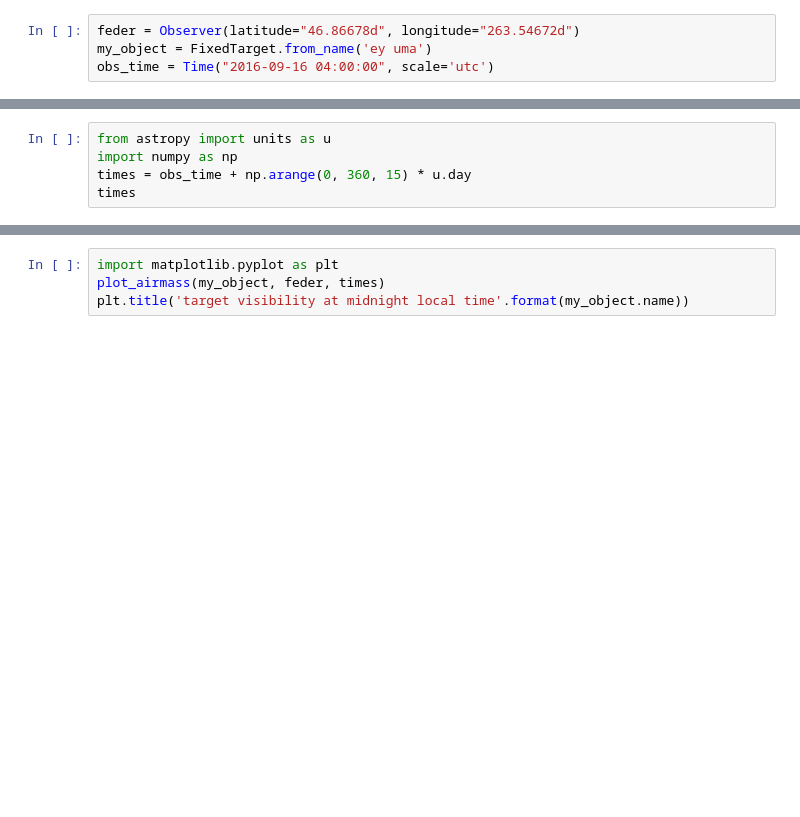
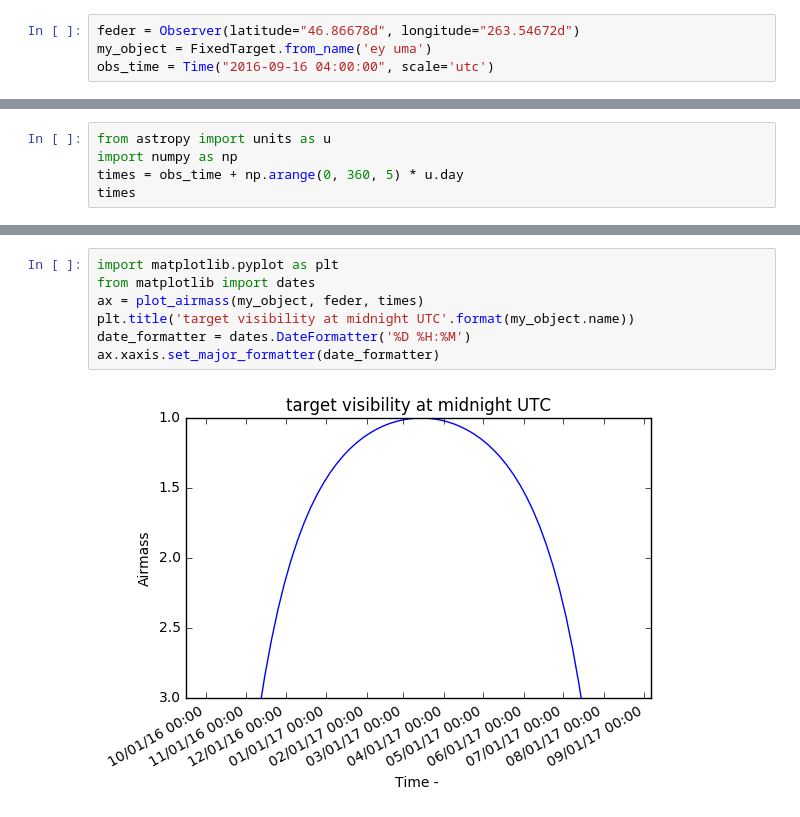
Before and after one commit to mwcraig/obs-astronomy-binder, a Jupyter notebook: Observation Planning 2.ipynb, the cells around one changed output, grey strips where cells are left out. Cells and saved outputs as stored; diff of their text form; blank space fills up the shorter version.

Commit message:
Format astroplan 0.2 time axes with dates too

```diff
--- a/Observation Planning 2.ipynb
+++ b/Observation Planning 2.ipynb
@@ -17,5 +21,5 @@ plot_airmass(my_object, feder, obs_time) # , brightness_shading=True, altitude_y
 # %%
 from astropy import units as u
 import numpy as np
-times = obs_time + np.arange(0, 360, 15) * u.day
+times = obs_time + np.arange(0, 360, 5) * u.day
 times
@@ -22,4 +44,9 @@ times
 # %%
 import matplotlib.pyplot as plt
-plot_airmass(my_object, feder, times)
-plt.title('target visibility at midnight local time'.format(my_object.name))
+from matplotlib import dates
+ax = plot_airmass(my_object, feder, times)
+plt.title('target visibility at midnight UTC'.format(my_object.name))
+date_formatter = dates.DateFormatter('%D %H:%M')
+ax.xaxis.set_major_formatter(date_formatter)
+# %% [output]
+[figure, added]
```
Also changed, not shown: parts of 4 cells of this notebook.
